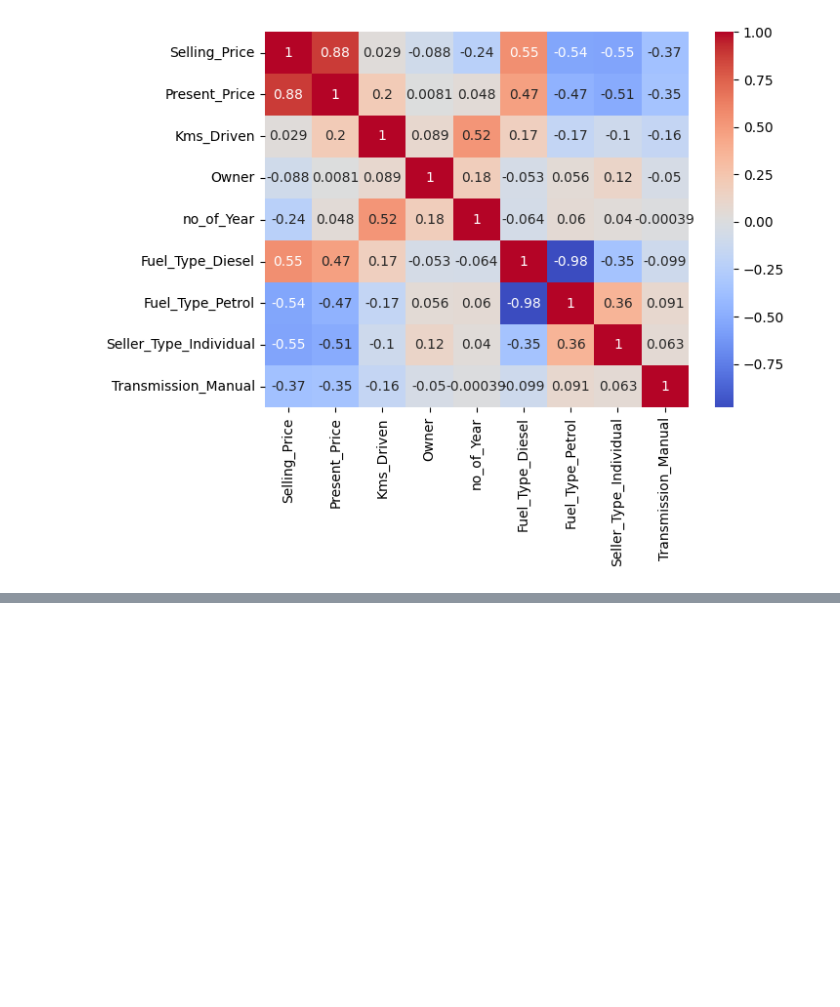
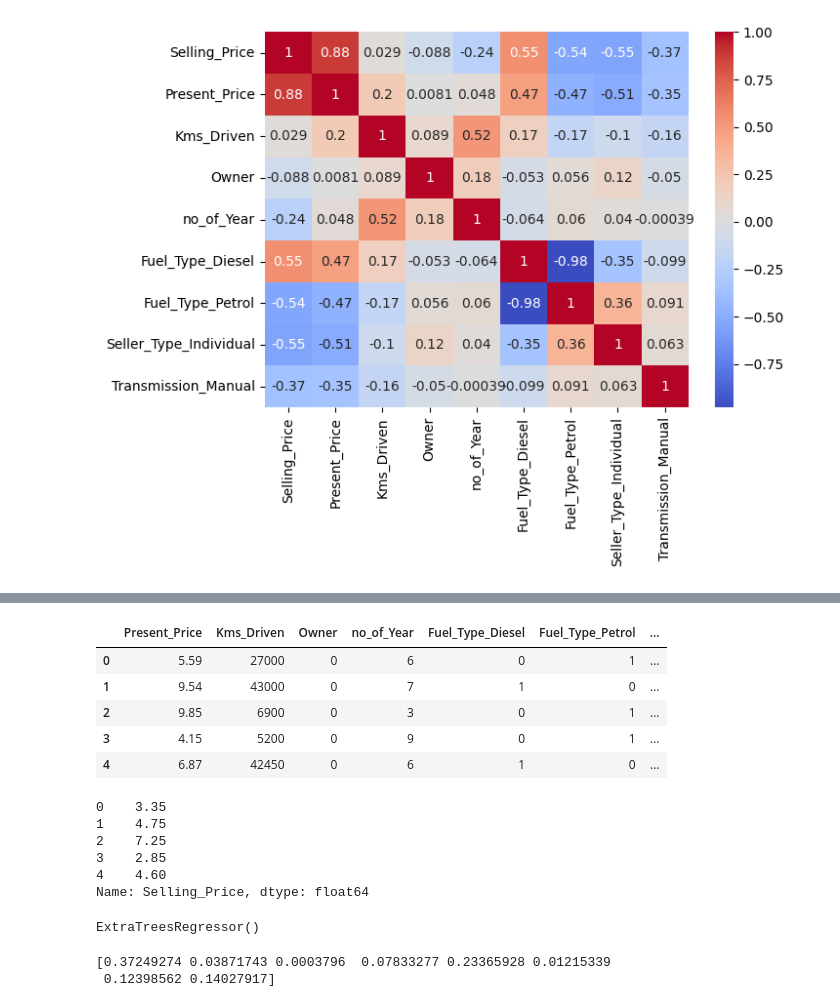
Before and after one commit to danishmeh/Project, a Jupyter notebook: carpricepred/car.ipynb, the cells around one changed output, grey strips where cells are left out. Drawn from its saved outputs; the diff is of its cells as text; code cells hidden in the pictures; blank space fills up the shorter version.

```diff
--- a/carpricepred/car.ipynb
+++ b/carpricepred/car.ipynb
@@ -137,0 +147,32 @@ sns.heatmap(final_dataset.corr(),annot=True,cmap='coolwarm')
+# %%
+## independent and dependent features
+X = final_dataset.iloc[:,1:]
+y = final_dataset.iloc[:,0]
+X.head()
+# %% [output]
+|  | Present_Price | Kms_Driven | Owner | no_of_Year | Fuel_Type_Diesel | Fuel_Type_Petrol | ... |
+| 0 | 5.59 | 27000 | 0 | 6 | 0 | 1 | ... |
+| 1 | 9.54 | 43000 | 0 | 7 | 1 | 0 | ... |
+| 2 | 9.85 | 6900 | 0 | 3 | 0 | 1 | ... |
+| 3 | 4.15 | 5200 | 0 | 9 | 0 | 1 | ... |
+| 4 | 6.87 | 42450 | 0 | 6 | 1 | 0 | ... |
+# %%
+y.head()
+# %% [output]
+0    3.35
+1    4.75
+2    7.25
+3    2.85
+4    4.60
+Name: Selling_Price, dtype: float64
+# %%
+from sklearn.ensemble import ExtraTreesRegressor
+model = ExtraTreesRegressor()
+model.fit(X,y)
+# %% [output]
+ExtraTreesRegressor()
+# %%
+print(model.feature_importances_)
+# %% [output]
+[0.37249274 0.03871743 0.0003796  0.07833277 0.23365928 0.01215339
+ 0.12398562 0.14027917]
```
Also changed, not shown: parts of 1 cell of this notebook.
